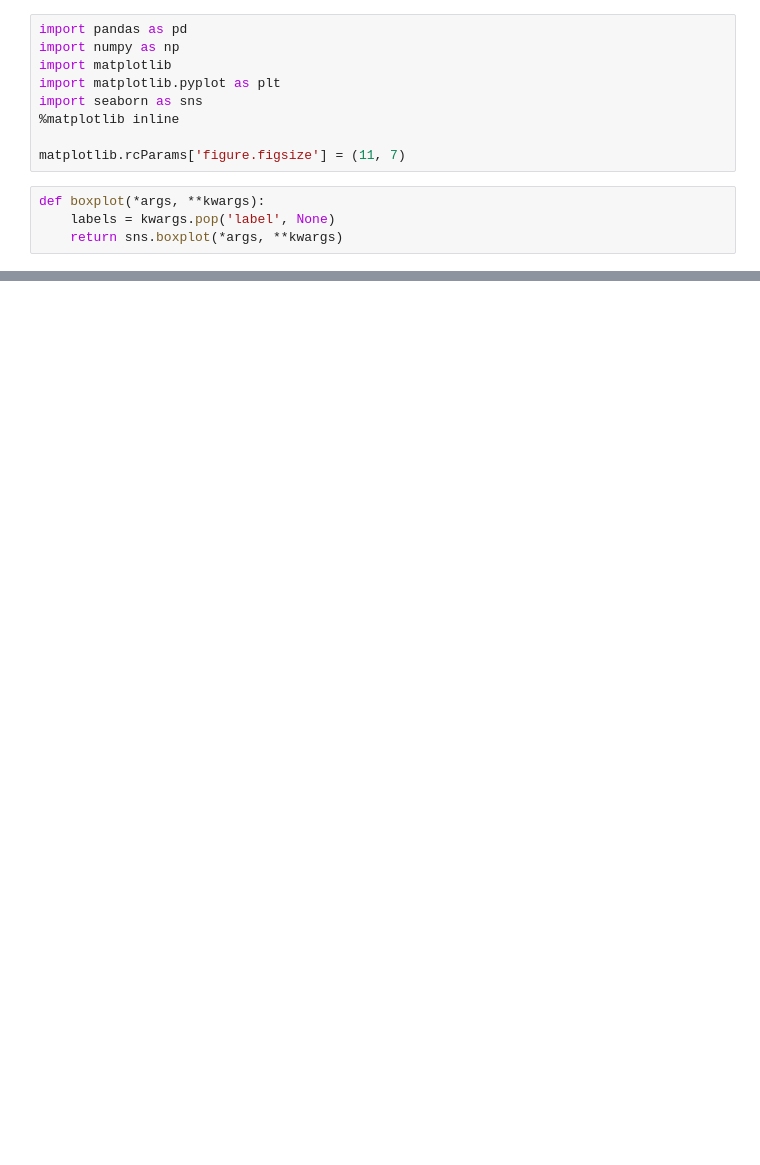
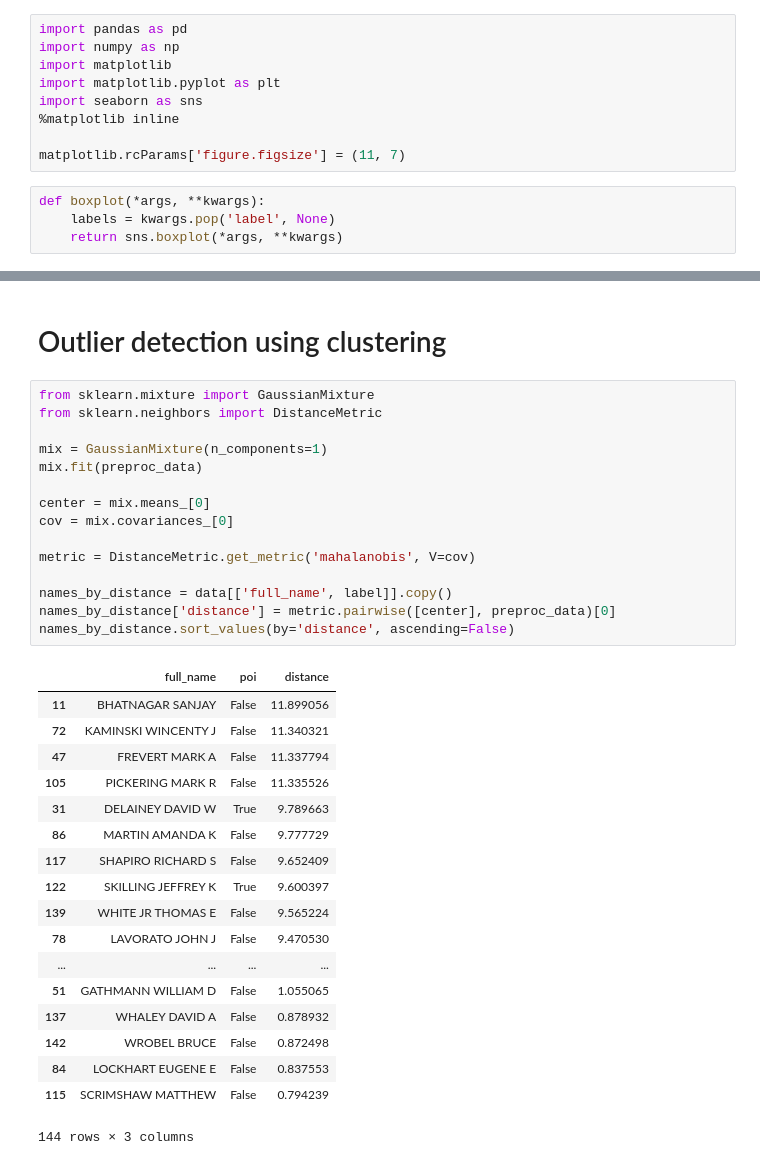
Before and after one commit to tindandelion/enron-classifier, a Jupyter notebook: enron_classifier.ipynb, the cells around one changed output, grey strips where cells are left out. Drawn from its saved outputs; the diff is of its cells as text; blank space fills up the shorter version.

```diff
--- a/enron_classifier.ipynb
+++ b/enron_classifier.ipynb
@@ -153,0 +212,36 @@ array([1, 0, 0, 0, 0, 0, 1, 0, 0, 1, 1, 0, 1, 0, 0, 0, 0, 1, 1, 0, 0])
+# %% [markdown]
+# Outlier detection using clustering
+# %%
+from sklearn.mixture import GaussianMixture
+from sklearn.neighbors import DistanceMetric
+
+mix = GaussianMixture(n_components=1)
+mix.fit(preproc_data)
+
+center = mix.means_[0]
+cov = mix.covariances_[0]
+
+metric = DistanceMetric.get_metric('mahalanobis', V=cov)
+
+names_by_distance = data[['full_name', label]].copy()
+names_by_distance['distance'] = metric.pairwise([center], preproc_data)[0]
+names_by_distance.sort_values(by='distance', ascending=False)
+# %% [output]
+|  | full_name | poi | distance |
+| 11 | BHATNAGAR SANJAY | False | 11.899056 |
+| 72 | KAMINSKI WINCENTY J | False | 11.340321 |
+| 47 | FREVERT MARK A | False | 11.337794 |
+| 105 | PICKERING MARK R | False | 11.335526 |
+| 31 | DELAINEY DAVID W | True | 9.789663 |
+| 86 | MARTIN AMANDA K | False | 9.777729 |
+| 117 | SHAPIRO RICHARD S | False | 9.652409 |
+| 122 | SKILLING JEFFREY K | True | 9.600397 |
+| 139 | WHITE JR THOMAS E | False | 9.565224 |
+| 78 | LAVORATO JOHN J | False | 9.470530 |
+| ... | ... | ... | ... |
+| 51 | GATHMANN WILLIAM D | False | 1.055065 |
+| 137 | WHALEY DAVID A | False | 0.878932 |
+| 142 | WROBEL BRUCE | False | 0.872498 |
+| 84 | LOCKHART EUGENE E | False | 0.837553 |
+| 115 | SCRIMSHAW MATTHEW | False | 0.794239 |
+144 rows × 3 columns
```
Also changed, not shown: parts of 54 cells of this notebook.
